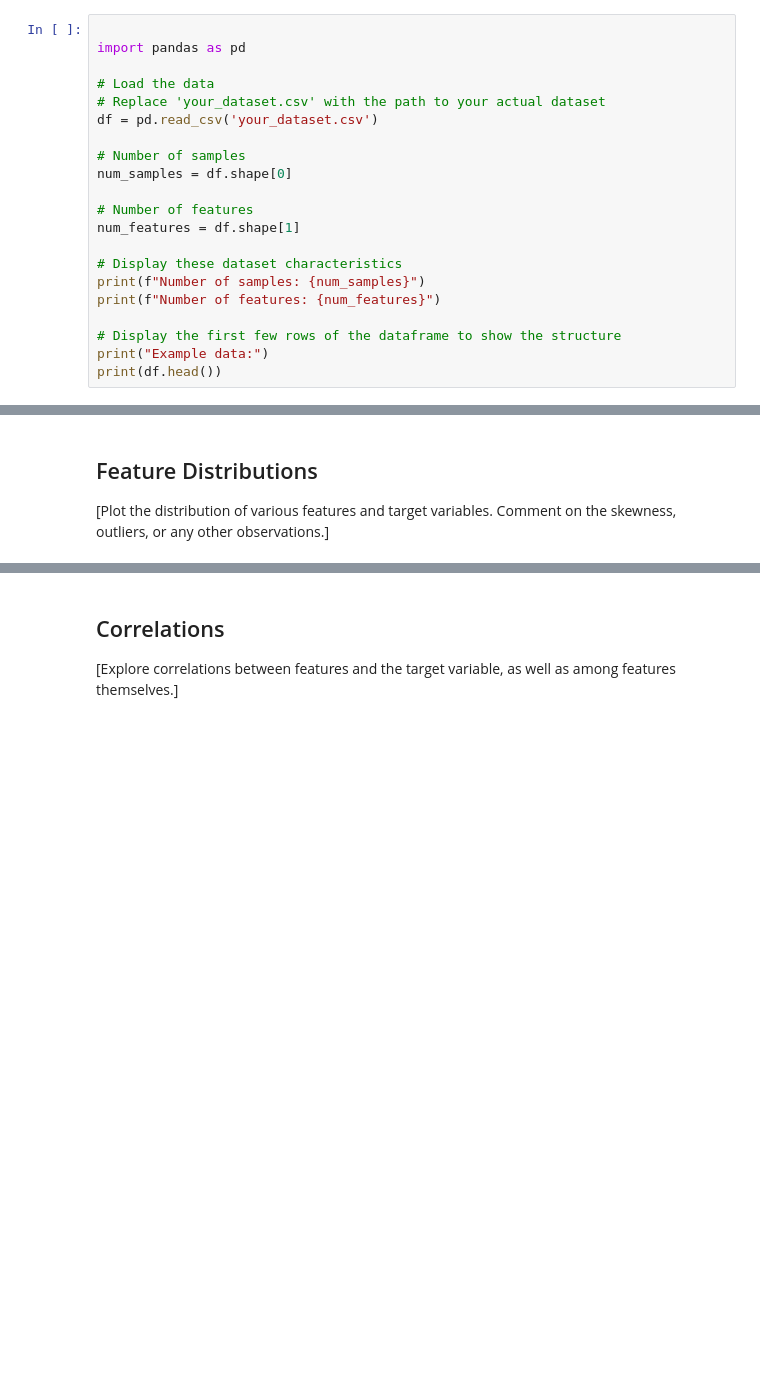
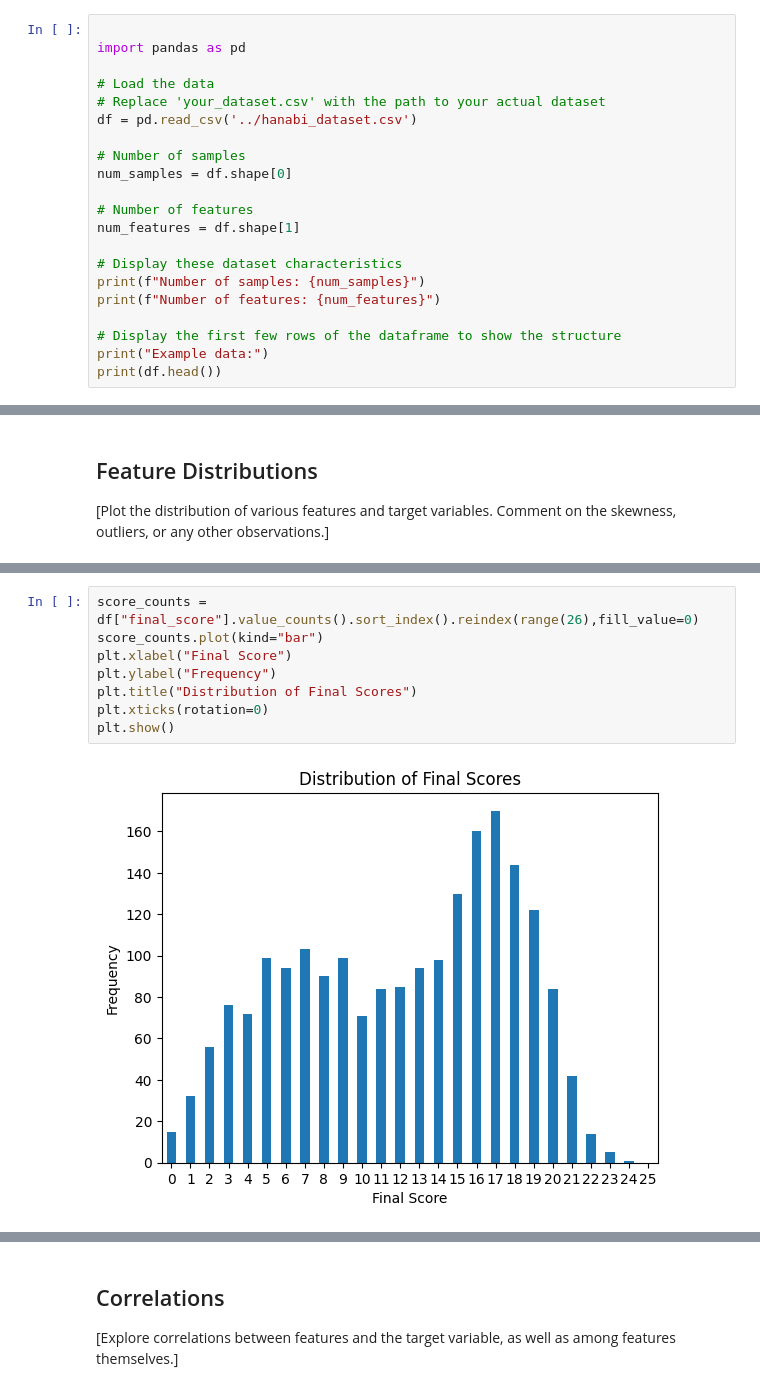
Before and after one commit to cosimab/hanabi_ml, a Jupyter notebook: 1_DatasetCharacteristics/exploratory_data_analysis.ipynb, the cells around one changed output, grey strips where cells are left out. Saved outputs shown, nothing was run; the diff lists cells and outputs as text; blank space fills up the shorter version.

```diff
--- a/1_DatasetCharacteristics/exploratory_data_analysis.ipynb
+++ b/1_DatasetCharacteristics/exploratory_data_analysis.ipynb
@@ -25,7 +25,7 @@ import pandas as pd
 
 # Load the data
 # Replace 'your_dataset.csv' with the path to your actual dataset
-df = pd.read_csv('your_dataset.csv')
+df = pd.read_csv('../hanabi_dataset.csv')
 
 # Number of samples
 num_samples = df.shape[0]
@@ -73,0 +111,10 @@ plt.show()
+# %%
+score_counts = df["final_score"].value_counts().sort_index().reindex(range(26),fill_value=0)
+score_counts.plot(kind="bar")
+plt.xlabel("Final Score")
+plt.ylabel("Frequency")
+plt.title("Distribution of Final Scores")
+plt.xticks(rotation=0)
+plt.show()
+# %% [output]
+[figure, added]
```
Also changed, not shown: parts of 18 cells of this notebook, 2 other files.
